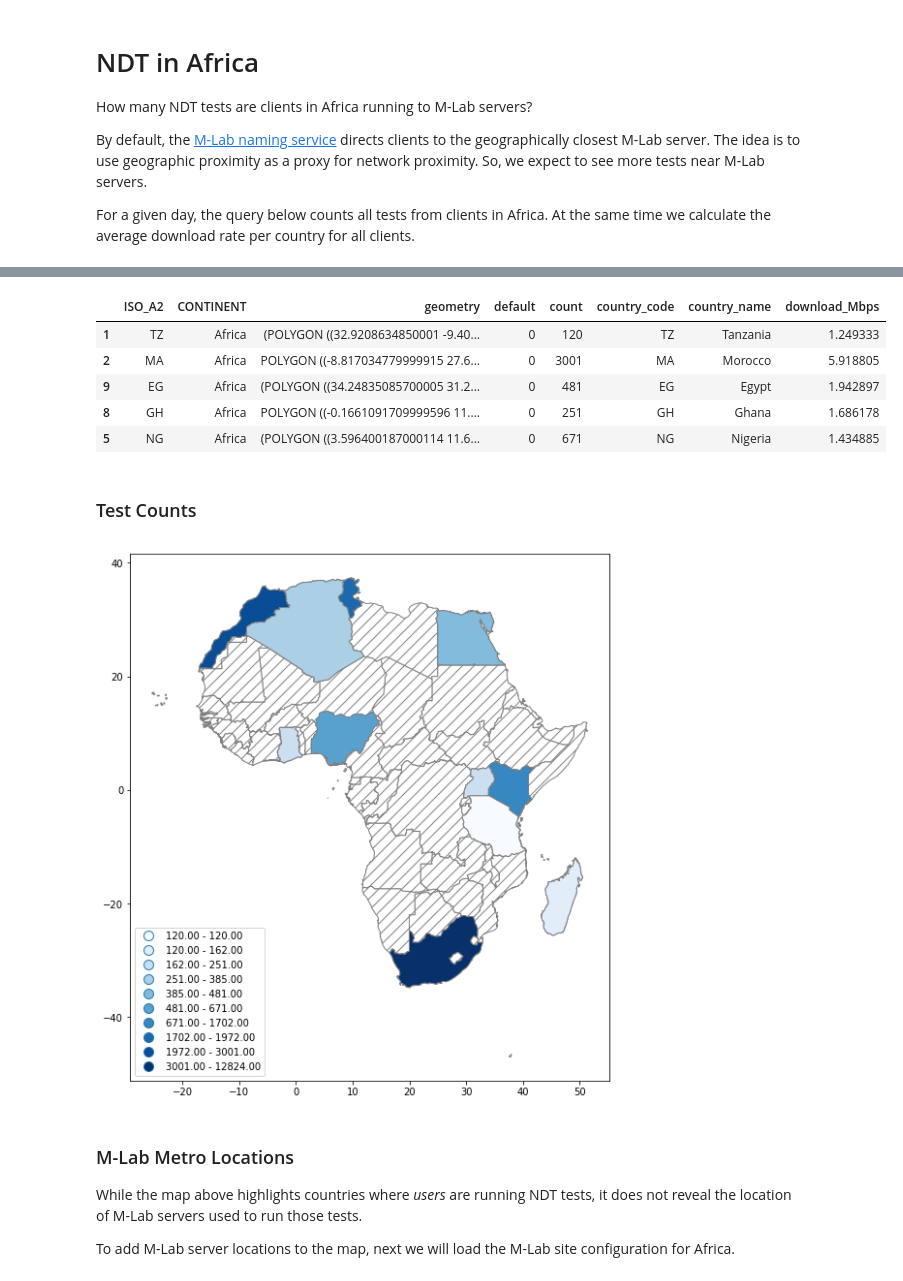
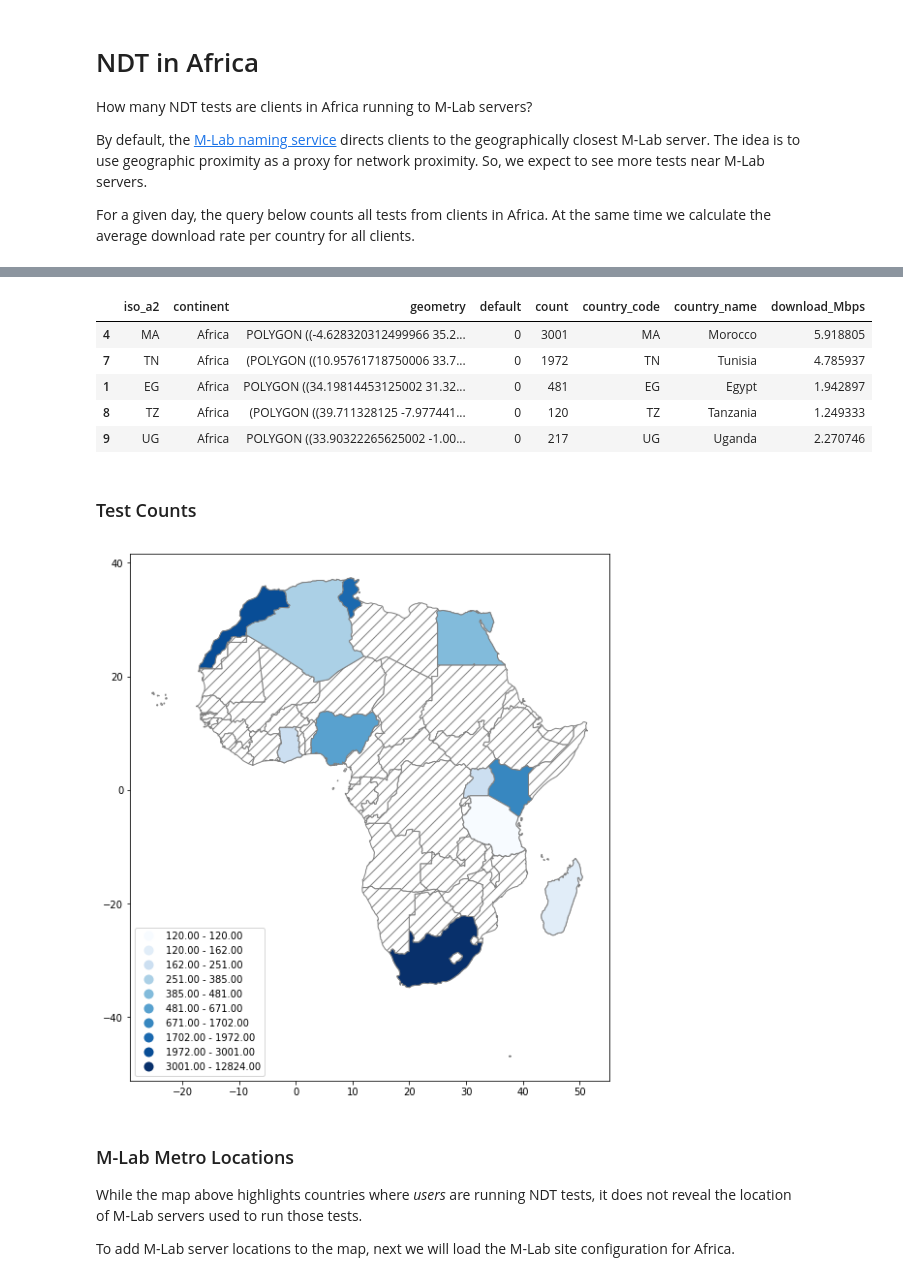
Before and after one commit to m-lab/website, a Jupyter notebook: notebooks/exploring-african-internet.ipynb, the cells around one changed output, grey strips where cells are left out. Cells and saved outputs as stored; diff of their text form; code cells hidden in the pictures.

```diff
--- a/notebooks/exploring-african-internet.ipynb
+++ b/notebooks/exploring-african-internet.ipynb
@@ -76,13 +65,13 @@ warnings.filterwarnings("ignore")
 os.environ["GOOGLE_CLOUD_PROJECT"] = "measurement-lab"
 
 # Load M-Lab site metadata including site latitude & longitude.
-mlab_sites_config = 'https://storage.googleapis.com/operator-mlab-oti/metadata/v0/current/mlab-site-stats.json'
+mlab_sites_url = 'https://storage.googleapis.com/operator-mlab-oti/metadata/v0/current/mlab-site-stats.json'
+
+# Load the Natural Earth country shapes file.
+worldmap_url = 'https://d2ad6b4ur7yvpq.cloudfront.net/naturalearth-3.3.0/ne_50m_admin_0_countries.geojson'
 
 # Short list of metros in Africa, for convenience.
 african_metros = ['tun', 'jnb', 'cpt', 'mpm', 'tnr', 'los', 'nbo', 'acc']
-
-# Load the Natural Earth country shapes file.
-country_shapes = os.path.expanduser('~/Downloads/ne_10m_admin_0_countries.shp')
 
 # Number of colors to use when coloring maps.
 colors = 10
@@ -105,16 +94,16 @@ def run_query(query, project='measurement-lab'):
     return pd.DataFrame(results)
 # %%
 # Load shape data.
-globe_raw = gpd.read_file(country_shapes)
+globe_raw = gpd.read_file(worldmap_url)
 
 # Select the global information (except Antarctica).
-globe = globe_raw[['ISO_A2', 'CONTINENT', 'geometry']].to_crs('+proj=longlat')
-globe = globe[globe.CONTINENT != 'Antarctica']
+globe = globe_raw[['iso_a2', 'continent', 'geometry']].to_crs('+proj=longlat')
+globe = globe[globe.continent != 'Antarctica']
 # Add a new column with a default value of zero to show countries without data.
 globe['default'] = 0
 
 # Select only Africa.
-africa = globe[globe.CONTINENT == 'Africa'].copy()
+africa = globe[globe.continent == 'Africa'].copy()
 africa['default'] = 0
 africa.sample(5)
 # %% [output]
@@ -184,14 +173,14 @@ rates_df.sample(5)
 # %%
 # Merge the africa dataframe with the rates_df using the 2-letter country codes in both.
-rates_merged = africa.merge(rates_df, left_on='ISO_A2', right_on='country_code')
+rates_merged = africa.merge(rates_df, left_on='iso_a2', right_on='country_code')
 rates_merged.sample(5)
 # %% [output]
-|  | ISO_A2 | CONTINENT | geometry | default | count | country_code | country_name | download_Mbps |
-| 1 | TZ | Africa | (POLYGON ((32.9208634850001 -9.40... | 0 | 120 | TZ | Tanzania | 1.249333 |
-| 2 | MA | Africa | POLYGON ((-8.817034779999915 27.6... | 0 | 3001 | MA | Morocco | 5.918805 |
-| 9 | EG | Africa | (POLYGON ((34.24835085700005 31.2... | 0 | 481 | EG | Egypt | 1.942897 |
-| 8 | GH | Africa | POLYGON ((-0.1661091709999596 11.... | 0 | 251 | GH | Ghana | 1.686178 |
-| 5 | NG | Africa | (POLYGON ((3.596400187000114 11.6... | 0 | 671 | NG | Nigeria | 1.434885 |
+|  | iso_a2 | continent | geometry | default | count | country_code | country_name | download_Mbps |
+| 4 | MA | Africa | POLYGON ((-4.628320312499966 35.2... | 0 | 3001 | MA | Morocco | 5.918805 |
+| 7 | TN | Africa | (POLYGON ((10.95761718750006 33.7... | 0 | 1972 | TN | Tunisia | 4.785937 |
+| 1 | EG | Africa | POLYGON ((34.19814453125002 31.32... | 0 | 481 | EG | Egypt | 1.942897 |
+| 8 | TZ | Africa | (POLYGON ((39.711328125 -7.977441... | 0 | 120 | TZ | Tanzania | 1.249333 |
+| 9 | UG | Africa | POLYGON ((33.90322265625002 -1.00... | 0 | 217 | UG | Uganda | 2.270746 |
 # %% [markdown]
 ### Test Counts
 # %%
@@ -201,7 +190,7 @@ ax0 = africa.plot(column='default', color='white', edgecolor='grey', figsize=fig
 _ = rates_merged.plot(ax=ax0, column='count', cmap='Blues', scheme='Fisher_Jenks',
                       k=colors, legend=True, legend_kwds={"loc": 3}, edgecolor='grey')
 # %% [output]
-[figure, old version]
+[figure, new version]
 # %% [markdown]
 ### M-Lab Metro Locations
 
```
Also changed, not shown: parts of 7 cells of this notebook.
